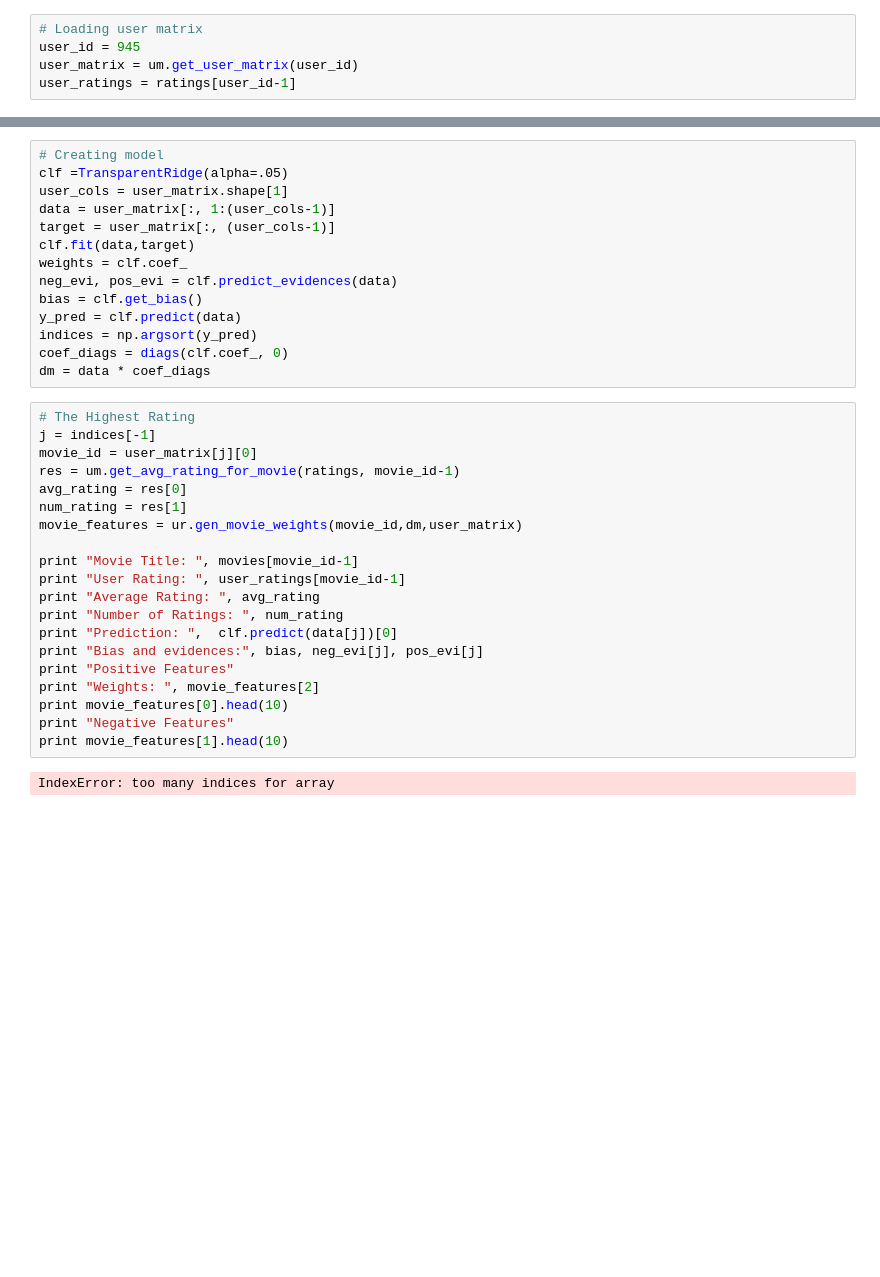
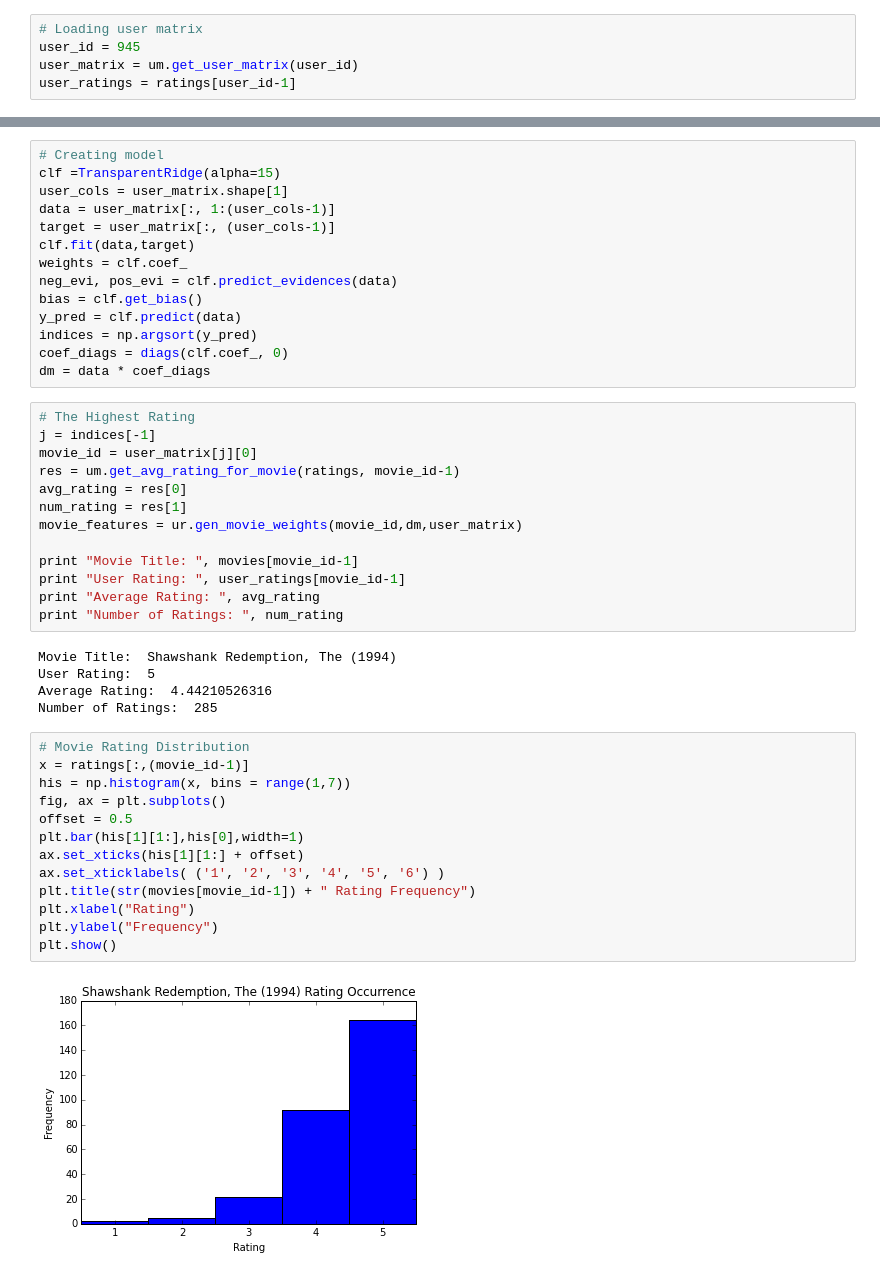
Before and after one commit to n-getty/TransparentRec, a Jupyter notebook: TransparentRec.ipynb, the cells around one changed output, grey strips where cells are left out. Cells and saved outputs as stored; diff of their text form; blank space fills up the shorter version.

Commit message:
Added all user and movie  rating distributions

```diff
--- a/TransparentRec.ipynb
+++ b/TransparentRec.ipynb
@@ -90,7 +122,7 @@ plt.show()
 [figure]
 # %%
 # Creating model
-clf =TransparentRidge(alpha=.05)
+clf =TransparentRidge(alpha=15)
 user_cols = user_matrix.shape[1]
 data = user_matrix[:, 1:(user_cols-1)]
 target = user_matrix[:, (user_cols-1)]
@@ -115,12 +147,23 @@ print "Movie Title: ", movies[movie_id-1]
 print "User Rating: ", user_ratings[movie_id-1]
 print "Average Rating: ", avg_rating
 print "Number of Ratings: ", num_rating
-print "Prediction: ",  clf.predict(data[j])[0]
-print "Bias and evidences:", bias, neg_evi[j], pos_evi[j]
-print "Positive Features"
-print "Weights: ", movie_features[2]
-print movie_features[0].head(10)
-print "Negative Features"
-print movie_features[1].head(10)
 # %% [output]
-IndexError: too many indices for array
+Movie Title:  Shawshank Redemption, The (1994)
+User Rating:  5
+Average Rating:  4.44210526316
+Number of Ratings:  285
+# %%
+# Movie Rating Distribution
+x = ratings[:,(movie_id-1)]
+his = np.histogram(x, bins = range(1,7))
+fig, ax = plt.subplots()
+offset = 0.5
+plt.bar(his[1][1:],his[0],width=1)
+ax.set_xticks(his[1][1:] + offset)
+ax.set_xticklabels( ('1', '2', '3', '4', '5', '6') )
+plt.title(str(movies[movie_id-1]) + " Rating Frequency")
+plt.xlabel("Rating")
+plt.ylabel("Frequency")
+plt.show()
+# %% [output]
+[figure, added]
```
Also changed, not shown: parts of 24 cells of this notebook, 1 other file.
